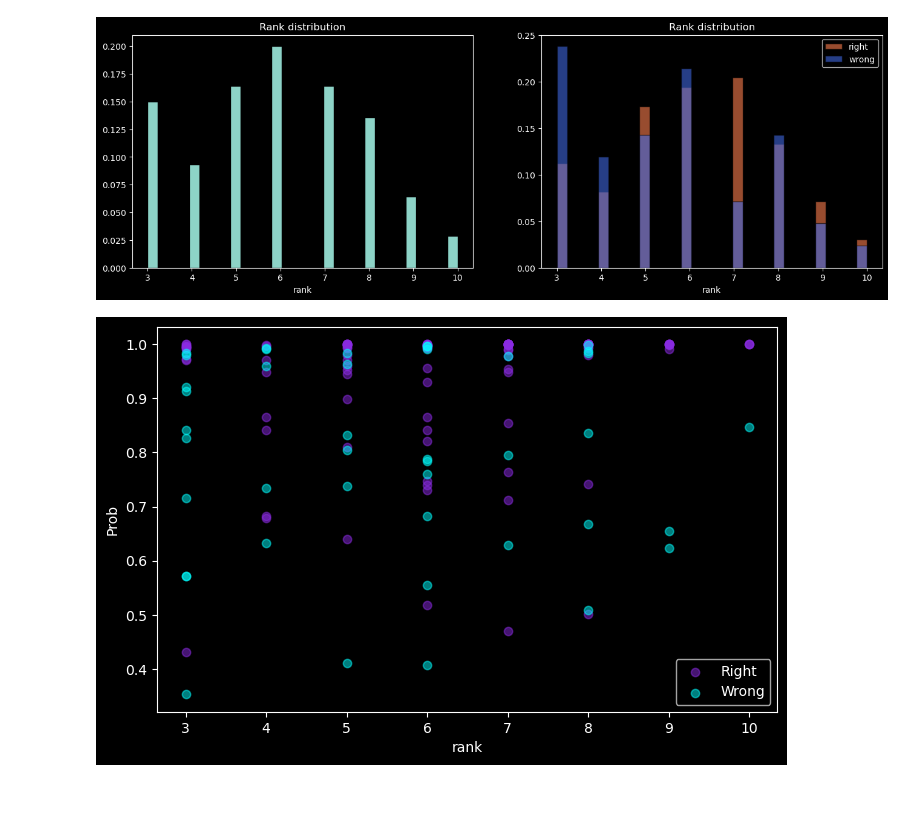
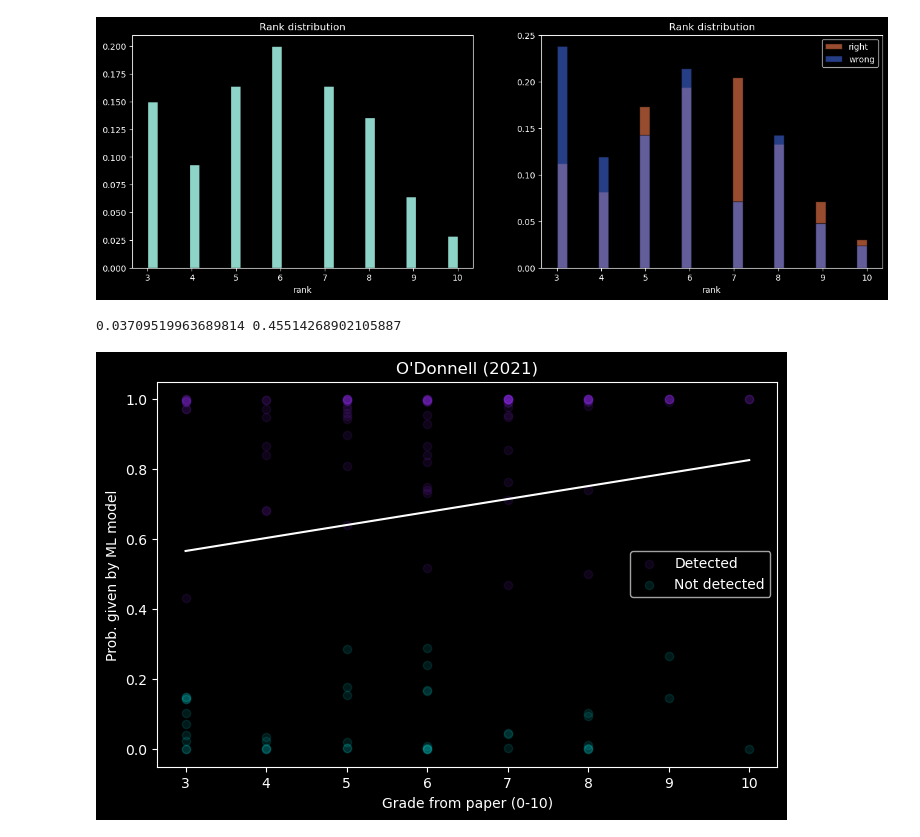
Before and after one commit to JimenaGonzalez/Searching-double-lenses, a Jupyter notebook: vit_cnn_multiclass/Real_lenses_search_Jack.ipynb, the cells around one changed output. Cells and saved outputs as stored; diff of their text form; code cells hidden in the pictures; blank space fills up the shorter version.

Commit message:
Better prob vs score plot

```diff
--- a/vit_cnn_multiclass/Real_lenses_search_Jack.ipynb
+++ b/vit_cnn_multiclass/Real_lenses_search_Jack.ipynb
@@ -190,7 +190,8 @@ def search(dataset):
         i = prob.argmax(dim=1)
 
         new_df = pd.DataFrame(sample_data, columns=columns_data)
-        new_df['Prob'] = prob[:,i].detach()
+        #new_df['Prob'] = prob[:,i].detach() #prob that it belongs to the labeled category
+        new_df['Prob'] = prob[:,0].detach() #prob that it's classified as positive
         all_data[i] = all_data[i].append(new_df, ignore_index=True)
         images[i] = np.append(images[i], np.array(sample_img), axis = 0)
 
@@ -454,15 +455,31 @@ plt.legend()
 plt.show()
 # %% [output]
 [figure]
+# %%
+from sklearn.linear_model import LinearRegression
+
+linear_regressor = LinearRegression()  # create object for the class
+
+concat_data = pd.concat([right_data, wrong_data])
+X, Y = concat_data[names[3]].values.reshape(-1, 1) , concat_data[names[0]].values.reshape(-1, 1)
+linear_regressor.fit(X, Y)
+print(linear_regressor.coef_[0][0], linear_regressor.intercept_[0])
+
+x = np.linspace(3, 10 ,100)
+y = linear_regressor.coef_[0]*x + linear_regressor.intercept_
+# %% [output]
+0.03709519963689814 0.45514268902105887
 # %%
 plt.figure(figsize=(8,5))
 
-plt.xlabel(names[3])
-plt.ylabel(names[0])
-plt.scatter(right_data[names[3]], right_data[names[0]], color = 'blueviolet', alpha = 0.5, label ='Right')
-plt.scatter(wrong_data[names[3]], wrong_data[names[0]], color = 'cyan', alpha = 0.5, label = 'Wrong')
+plt.title('O\'Donnell (2021)')
+plt.xlabel('Grade from paper (0-10)')
+plt.ylabel('Prob. given by ML model')
+plt.scatter(right_data[names[3]], right_data[names[0]], color = 'blueviolet', alpha = 0.1, label ='Detected') #blueviolet
+plt.scatter(wrong_data[names[3]], wrong_data[names[0]], color = 'cyan', alpha = 0.1, label = 'Not detected')
+plt.plot(x, y, color='w')
 plt.legend()
 
 plt.show()
 # %% [output]
-[figure, old version]
+[figure, new version]
```
Also changed, not shown: parts of 4 cells of this notebook.
